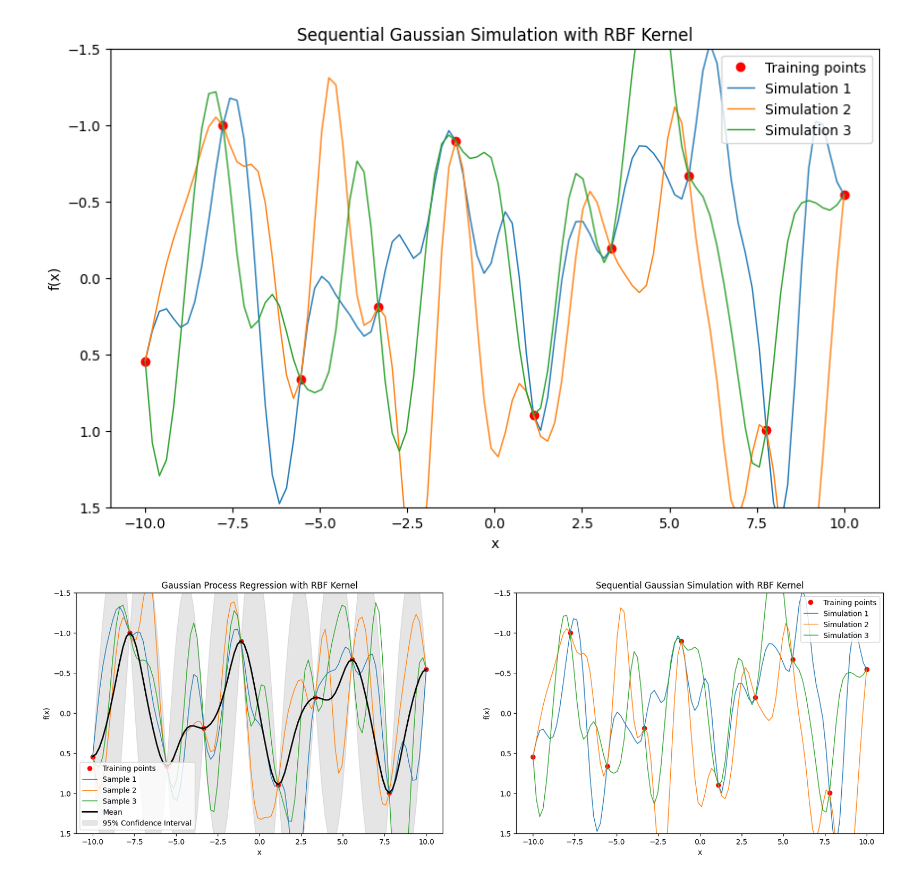
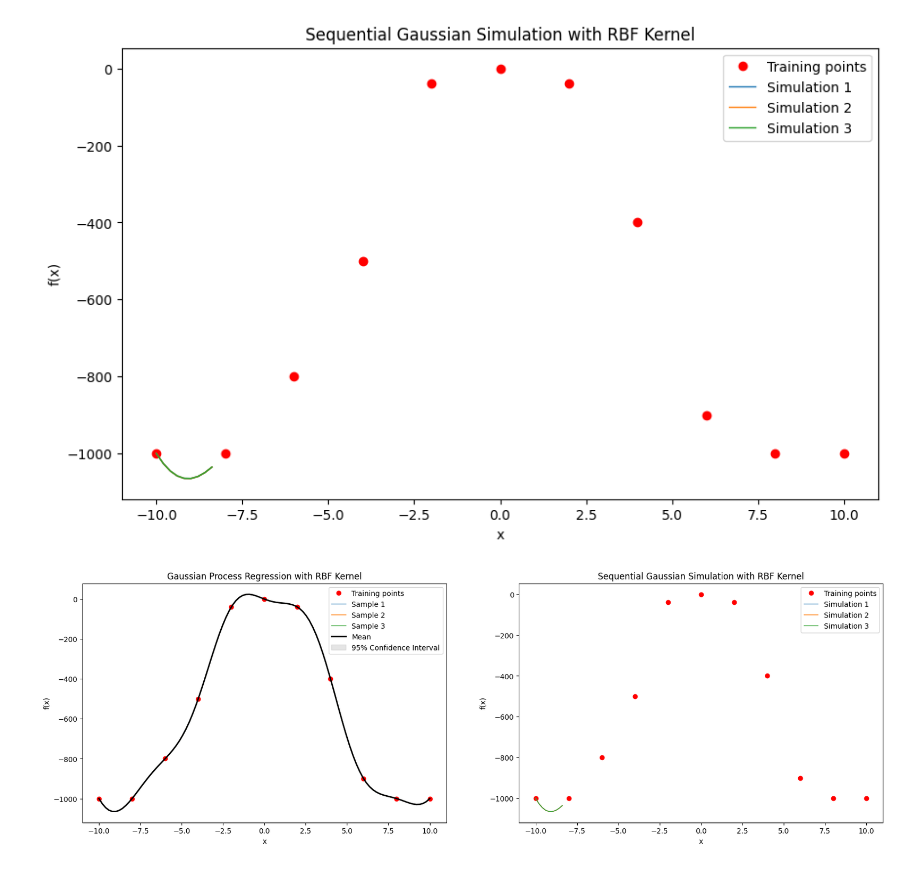
Before and after one commit to csc7/Probabilistic_Programming, a Jupyter notebook: GP_General.ipynb, the cells around one changed output. Saved outputs shown, nothing was run; the diff lists cells and outputs as text; code cells hidden in the pictures.

```diff
--- a/GP_General.ipynb
+++ b/GP_General.ipynb
@@ -6,15 +6,29 @@ import matplotlib.pyplot as plt
 # %%
 # Covariance matrix parameters
 
-length_scale = 2/3
+length_scale = 2.0
 variance = 1.0
 # %%
 # Sample points for prediction
 X = np.linspace(-10, 10, 100).reshape(-1, 1)  # 100 points from -5 to 5
 
 # Observed data points
-X_train = np.linspace(-10, 10, 10).reshape(-1, 1)  # 10 training points
-y_train = np.sin(X_train).flatten()  # Example function values at training points
+X_train = np.linspace(-10, 10, 11).reshape(-1, 1)  # 10 training points
+#y_train = np.sin(X_train).flatten()  # Example function values at training points
+y_train = -np.square(X_train).flatten()  # Example function values at training points
+
+y_train[1] = -100
+y_train[2] = -80
+y_train[3] = -50
+y_train[7] = -40
+y_train[8] = -90
+y_train[9] = -100
+
+y_train = y_train *10
+## Sample points for prediction
+#X = np.linspace(-1000, 1000, 100).reshape(-1, 1)  # 100 points from -5 to 5
+## Observed data points
+#X_train = np.linspace(-1000, 1000, 11).reshape(-1, 1)  # 10 training points
 # %%
 # GAUSSIAN PROCESS EXAMPLE
 
@@ -115,38 +129,38 @@ for i in range(num_simulations):
 plt.title('Sequential Gaussian Simulation with RBF Kernel')
 plt.xlabel('x')
 plt.ylabel('f(x)')
-plt.ylim((1.5, -1.5))
+#plt.ylim((1.5, -1.5))
 plt.legend()
 plt.show()
 # %% [output]
-[figure, old version]
+[figure, new version]
 # %%
 # PLOT GP AND SGS COMPARISON
 
 plt.figure(figsize=(20, 6))
 
 plt.subplot(1, 2, 1)
 plt.plot(X_train, y_train, 'ro', label='Training points')
 for i in range(3):
     plt.plot(X, samples[i], label=f'Sample {i+1}', lw=1)
 plt.plot(X, mu_s, 'k', lw=2, label='Mean')
 plt.fill_between(X.flatten(), mu_s - 1.96 * np.sqrt(np.diag(cov_s)), mu_s + 1.96 * np.sqrt(np.diag(cov_s)), color='gray', alpha=0.2, label='95% Confidence Interval')
 plt.title('Gaussian Process Regression with RBF Kernel')
 plt.xlabel('x')
 plt.ylabel('f(x)')
-plt.ylim((1.5, -1.5))
+#plt.ylim((1.5, -1.5))
 plt.legend()
 
 plt.subplot(1, 2, 2)
 plt.plot(X_train, y_train, 'ro', label='Training points')
 for i in range(num_simulations):
     plt.plot(X, simulations[i], label=f'Simulation {i+1}', lw=1)
 plt.title('Sequential Gaussian Simulation with RBF Kernel')
 plt.xlabel('x')
 plt.ylabel('f(x)')
-plt.ylim((1.5, -1.5))
+#plt.ylim((1.5, -1.5))
 plt.legend()
 
 plt.show()
 # %% [output]
-[figure, old version]
+[figure, new version]
```
Also changed, not shown: parts of 8 cells of this notebook.
